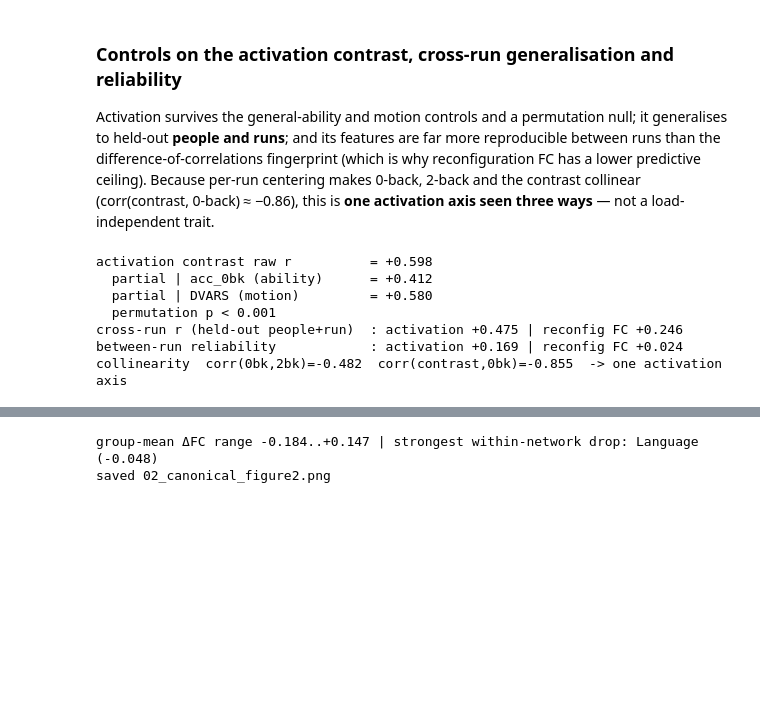
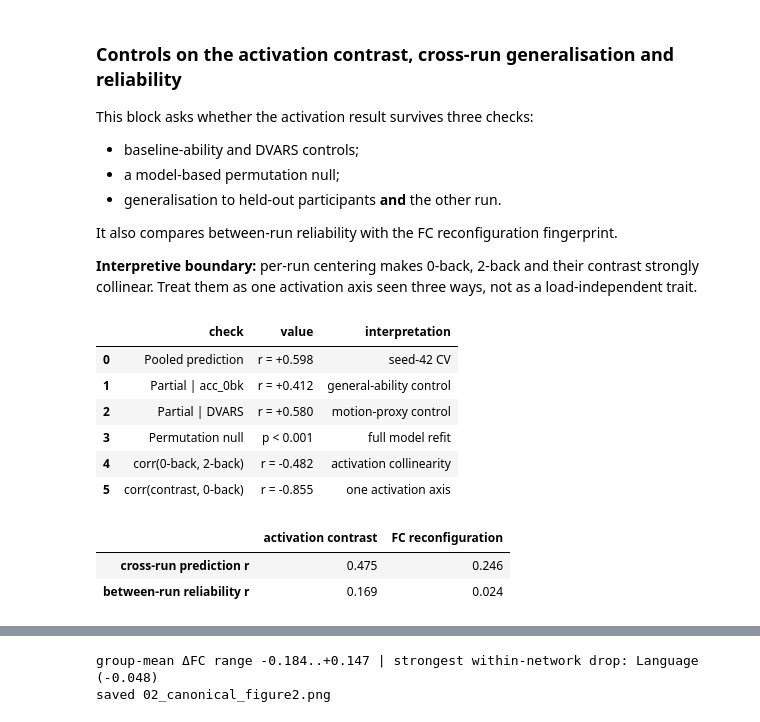
Before and after one commit to The-Gammas/The-Gammas, a Jupyter notebook: pipeline/02_canonical_analysis_and_slides.ipynb, the cells around one changed output, grey strips where cells are left out. Drawn from its saved outputs; the diff is of its cells as text; code cells hidden in the pictures; blank space fills up the shorter version.

```diff
--- a/pipeline/02_canonical_analysis_and_slides.ipynb
+++ b/pipeline/02_canonical_analysis_and_slides.ipynb
@@ -488,51 +605,80 @@ incremental FC over activation      : dR2 = -0.0030 +/- 0.0065  [no clear gain]
 # %% [markdown]
 ### Controls on the activation contrast, cross-run generalisation and reliability
 
-Activation survives the general-ability and motion controls and a permutation null; it generalises to
-held-out **people and runs**; and its features are far more reproducible between runs than the
-difference-of-correlations fingerprint (which is why reconfiguration FC has a lower predictive
-ceiling). Because per-run centering makes 0-back, 2-back and the contrast collinear
-(corr(contrast, 0-back) ≈ −0.86), this is **one activation axis seen three ways** — not a
-load-independent trait.
+This block asks whether the activation result survives three checks:
+
+- baseline-ability and DVARS controls;
+- a model-based permutation null;
+- generalisation to held-out participants **and** the other run.
+
+It also compares between-run reliability with the FC reconfiguration fingerprint.
+
+**Interpretive boundary:** per-run centering makes 0-back, 2-back and their contrast strongly
+collinear. Treat them as one activation axis seen three ways, not as a load-independent trait.
 # %%
-def resid(v, z):
-    Zc = np.column_stack([np.ones(len(v)), z]); return v - Zc @ np.linalg.lstsq(Zc, v, rcond=None)[0]
-def partial(pred, z): return pearsonr(resid(pred, z), resid(y, z))[0]
+def residualize(values: np.ndarray, covariate: np.ndarray) -> np.ndarray:
+    """Remove the linear association with one covariate."""
+    design = np.column_stack([np.ones(len(values)), covariate])
+    coefficients = np.linalg.lstsq(design, values, rcond=None)[0]
+    return values - design @ coefficients
+
+
+def partial_with_target(prediction: np.ndarray, covariate: np.ndarray) -> float:
+    """Correlate prediction and target after residualizing one covariate."""
+    return float(pearsonr(residualize(prediction, covariate), residualize(y, covariate))[0])
 
 pred_act = cv_predict(act_contrast, y)
 r_act = pearsonr(pred_act, y)[0]
 p_act, _ = permutation_null(act_contrast, y, r_act)
 dvars = featB["DV"]
 
 # cross-run (held-out people AND run) + between-run reliability
 xr_act = cross_run_r(featB["run"][("ACT2", 0)] - featB["run"][("ACT0", 0)],
                      featB["run"][("ACT2", 1)] - featB["run"][("ACT0", 1)], y)
 xr_recon = cross_run_r(featB["run"][("FP2", 0)] - featB["run"][("FP0", 0)],
                        featB["run"][("FP2", 1)] - featB["run"][("FP0", 1)], y)
 rel_act = between_run_reliability(featB["run"][("ACT2", 0)] - featB["run"][("ACT0", 0)],
                                   featB["run"][("ACT2", 1)] - featB["run"][("ACT0", 1)])
 rel_recon = between_run_reliability(featB["run"][("FP2", 0)] - featB["run"][("FP0", 0)],
                                     featB["run"][("FP2", 1)] - featB["run"][("FP0", 1)])
 r_0_2 = np.mean([pearsonr(featB["ACT0"][:, j], featB["ACT2"][:, j])[0] for j in range(360)])
 r_c_0 = np.mean([pearsonr(act_contrast[:, j], featB["ACT0"][:, j])[0] for j in range(360)])
 
-res["activation"] = dict(r=r_act, p=p_act, partial_acc0=partial(pred_act, acc0),
-                         partial_dvars=partial(pred_act, dvars), xr=xr_act, rel=rel_act)
+res["activation"] = dict(r=r_act, p=p_act, partial_acc0=partial_with_target(pred_act, acc0),
+                         partial_dvars=partial_with_target(pred_act, dvars), xr=xr_act, rel=rel_act)
 res["reconfig_extra"] = dict(xr=xr_recon, rel=rel_recon)
-print(f"activation contrast raw r          = {r_act:+.3f}")
-print(f"  partial | acc_0bk (ability)      = {partial(pred_act, acc0):+.3f}")
-print(f"  partial | DVARS (motion)         = {partial(pred_act, dvars):+.3f}")
 p_disp = f"< {1/(N_PERM+1):.3f}" if p_act <= 1/(N_PERM+1)+1e-12 else f"= {p_act:.3f}"
-print(f"  permutation p {p_disp}")
-print(f"cross-run r (held-out people+run)  : activation {xr_act:+.3f} | reconfig FC {xr_recon:+.3f}")
-print(f"between-run reliability            : activation {rel_act:+.3f} | reconfig FC {rel_recon:+.3f}")
-print(f"collinearity  corr(0bk,2bk)={r_0_2:+.3f}  corr(contrast,0bk)={r_c_0:+.3f}  -> one activation axis")
+activation_checks = pd.DataFrame([
+    {"check": "Pooled prediction", "value": f"r = {r_act:+.3f}",
+     "interpretation": "seed-42 CV"},
+    {"check": "Partial | acc_0bk",
+     "value": f"r = {res['activation']['partial_acc0']:+.3f}",
+     "interpretation": "general-ability control"},
+    {"check": "Partial | DVARS",
+     "value": f"r = {res['activation']['partial_dvars']:+.3f}",
+     "interpretation": "motion-proxy control"},
+    {"check": "Permutation null", "value": f"p {p_disp}",
+     "interpretation": "full model refit"},
+    {"check": "corr(0-back, 2-back)", "value": f"r = {r_0_2:+.3f}",
+     "interpretation": "activation collinearity"},
+    {"check": "corr(contrast, 0-back)", "value": f"r = {r_c_0:+.3f}",
+     "interpretation": "one activation axis"},
+])
+run_comparison = pd.DataFrame({
+    "activation contrast": [xr_act, rel_act],
+    "FC reconfiguration": [xr_recon, rel_recon],
+}, index=["cross-run prediction r", "between-run reliability r"])
+display(activation_checks)
+run_comparison.round(3)
 # %% [output]
-activation contrast raw r          = +0.598
-  partial | acc_0bk (ability)      = +0.412
-  partial | DVARS (motion)         = +0.580
-  permutation p < 0.001
-cross-run r (held-out people+run)  : activation +0.475 | reconfig FC +0.246
-between-run reliability            : activation +0.169 | reconfig FC +0.024
-collinearity  corr(0bk,2bk)=-0.482  corr(contrast,0bk)=-0.855  -> one activation axis
+|  | check | value | interpretation |
+| 0 | Pooled prediction | r = +0.598 | seed-42 CV |
+| 1 | Partial | acc_0bk | r = +0.412 | general-ability control |
+| 2 | Partial | DVARS | r = +0.580 | motion-proxy control |
+| 3 | Permutation null | p < 0.001 | full model refit |
+| 4 | corr(0-back, 2-back) | r = -0.482 | activation collinearity |
+| 5 | corr(contrast, 0-back) | r = -0.855 | one activation axis |
+|  | activation contrast | FC reconfiguration |
+| cross-run prediction r | 0.475 | 0.246 |
+| between-run reliability r | 0.169 | 0.024 |
 # %% [markdown]
```
Also changed, not shown: parts of 30 cells of this notebook.
